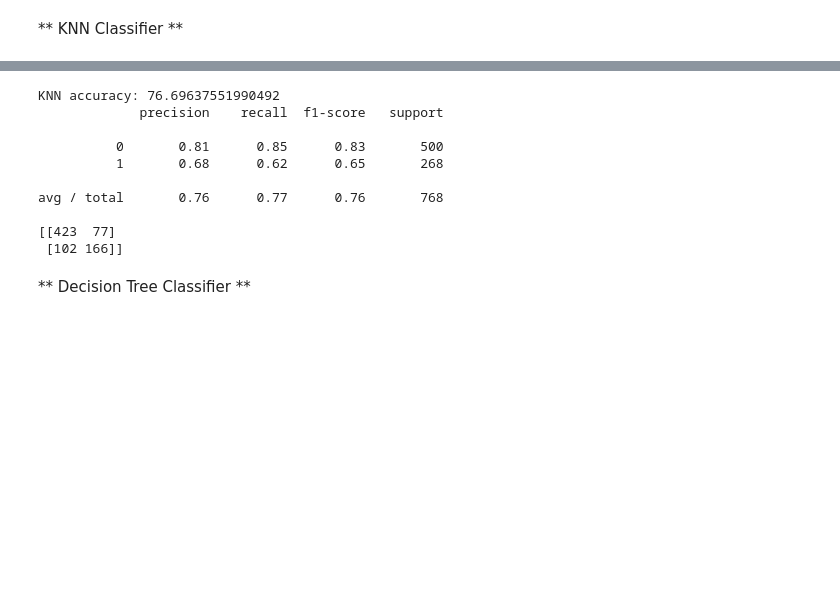
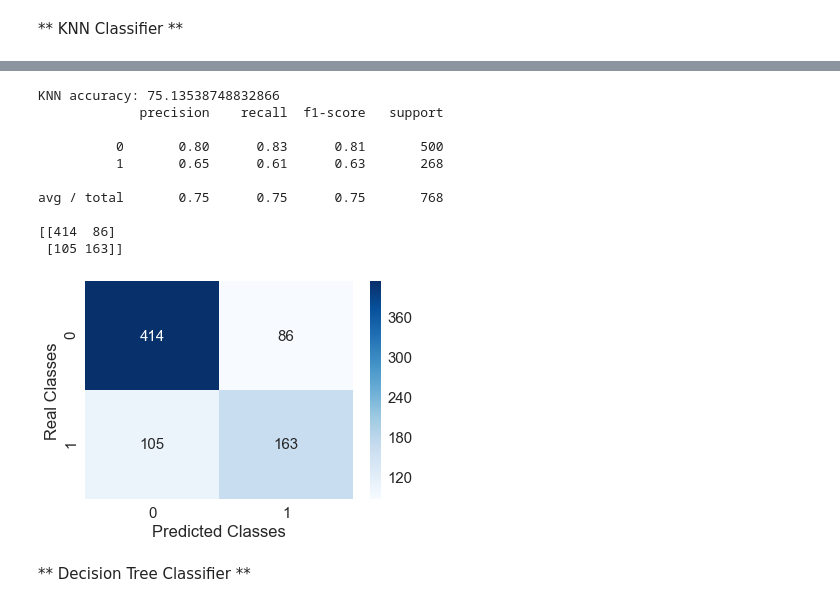
Before and after one commit to durden2/big_data_pk, a Jupyter notebook: Cross-validation.ipynb, the cells around one changed output, grey strips where cells are left out. Cells and saved outputs as stored; diff of their text form; code cells hidden in the pictures; blank space fills up the shorter version.

```diff
--- a/Cross-validation.ipynb
+++ b/Cross-validation.ipynb
@@ -66,18 +77,25 @@ print(score)
 # %%
-print("KNN accuracy: {}".format(accuracy))
+print("KNN accuracy: {}".format(knn_accuracy))
 print(classification_report(y,predictions))
 print(confusion_matrix(y, predictions))
 # %% [output]
-KNN accuracy: 76.69637551990492
+KNN accuracy: 75.13538748832866
              precision    recall  f1-score   support
 
-          0       0.81      0.85      0.83       500
-          1       0.68      0.62      0.65       268
+          0       0.80      0.83      0.81       500
+          1       0.65      0.61      0.63       268
 
-avg / total       0.76      0.77      0.76       768
+avg / total       0.75      0.75      0.75       768
 
-[[423  77]
- [102 166]]
+[[414  86]
+ [105 163]]
+# %%
+sns.heatmap(confusion_matrix(y, predictions), annot=True, cmap="Blues",fmt='g', annot_kws={"size": 15})
+plt.xlabel('Predicted Classes')
+plt.ylabel('Real Classes')
+plt.savefig('doc/images/confusion_knn.jpg', dpi = 300)
+# %% [output]
+[figure, added]
 # %% [markdown]
 ** Decision Tree Classifier **
 # %%
```
Also changed, not shown: parts of 28 cells of this notebook.
